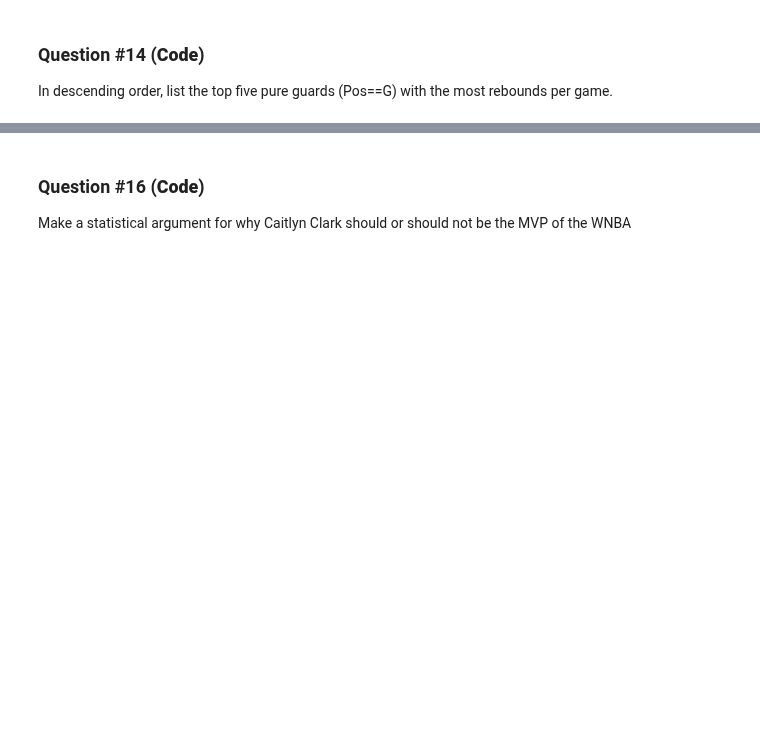
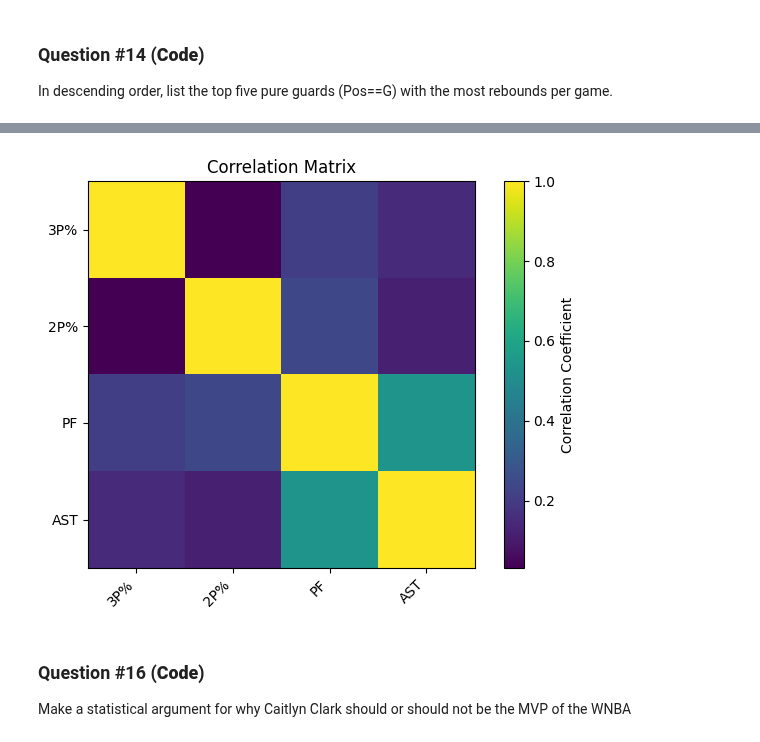
Before and after one commit to pharringtonp19/business-analytics, a Jupyter notebook: homeworks/HW2_solutions.ipynb, the cells around one changed output, grey strips where cells are left out. Drawn from its saved outputs; the diff is of its cells as text; code cells hidden in the pictures; blank space fills up the shorter version.

```diff
--- a/homeworks/HW2_solutions.ipynb
+++ b/homeworks/HW2_solutions.ipynb
@@ -204,14 +244,24 @@ Create the following correlation matrix. I have written some helper code to get
 Your aim is to create a lists of lists called `results`. For each inner list, you want to compute the correlation coefficients between a specific column and all of the columns specified in the correlation matrix. Your inner lists should differ by the reference variable. For instance, the reference variable in your first inner list should be **3P%**, and each value in your first inner lists should be the correlation coefficient between **3P%** and each of the variables in the correlation matrix. In your second list, the reference variable should be **2P%**, and so on.
 
 ![Screenshot 2024-09-20 at 6.06.52 PM.png](embedded-picture-1)
+# %%
+cols = ['3P%', '2P%', 'PF', 'AST']
+results = []
+for col1 in cols:
+  inner_results = []
+  for col2 in cols:
+    inner_results.append(df[col1].corr(df[col2]))
+  results.append(inner_results)
 # %%
-# plt.imshow(results)
-# plt.colorbar(label='Correlation Coefficient')
-# plt.xticks(ticks=np.arange(len(cols)), labels=cols, rotation=45, ha='right')
-# plt.yticks(ticks=np.arange(len(cols)), labels=cols)
-# plt.title('Correlation Matrix')
-# plt.tight_layout()
-# plt.show()
+plt.imshow(results)
+plt.colorbar(label='Correlation Coefficient')
+plt.xticks(ticks=np.arange(len(cols)), labels=cols, rotation=45, ha='right')
+plt.yticks(ticks=np.arange(len(cols)), labels=cols)
+plt.title('Correlation Matrix')
+plt.tight_layout()
+plt.show()
+# %% [output]
+[figure, added]
 # %% [markdown]
 ### Question #16 (**Code**)
 Make a statistical argument for why Caitlyn Clark should or should not be the MVP of the WNBA
```
Also changed, not shown: parts of 5 cells of this notebook.
